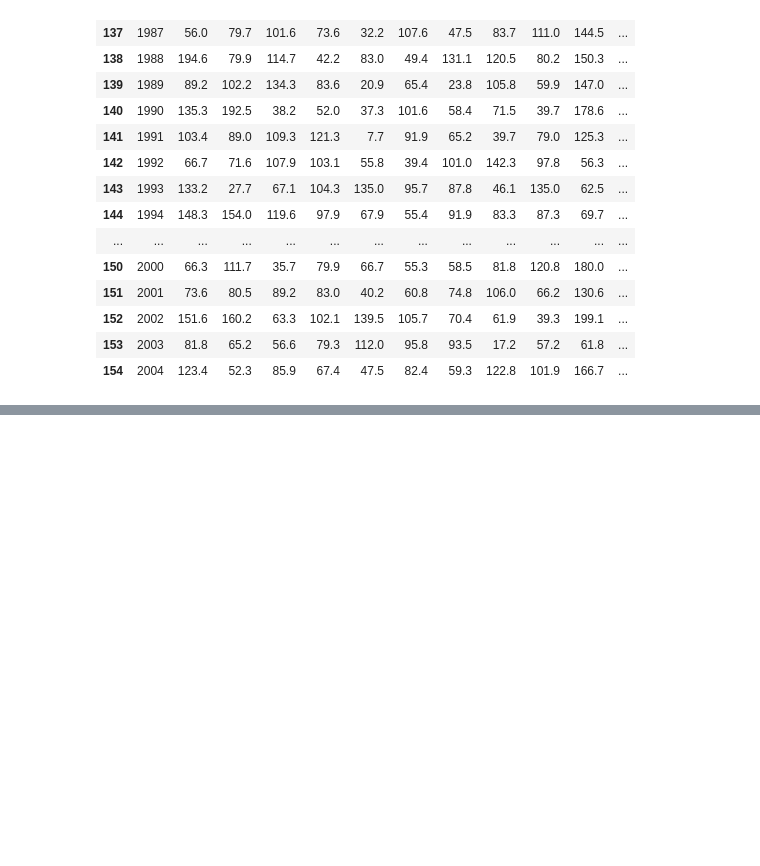
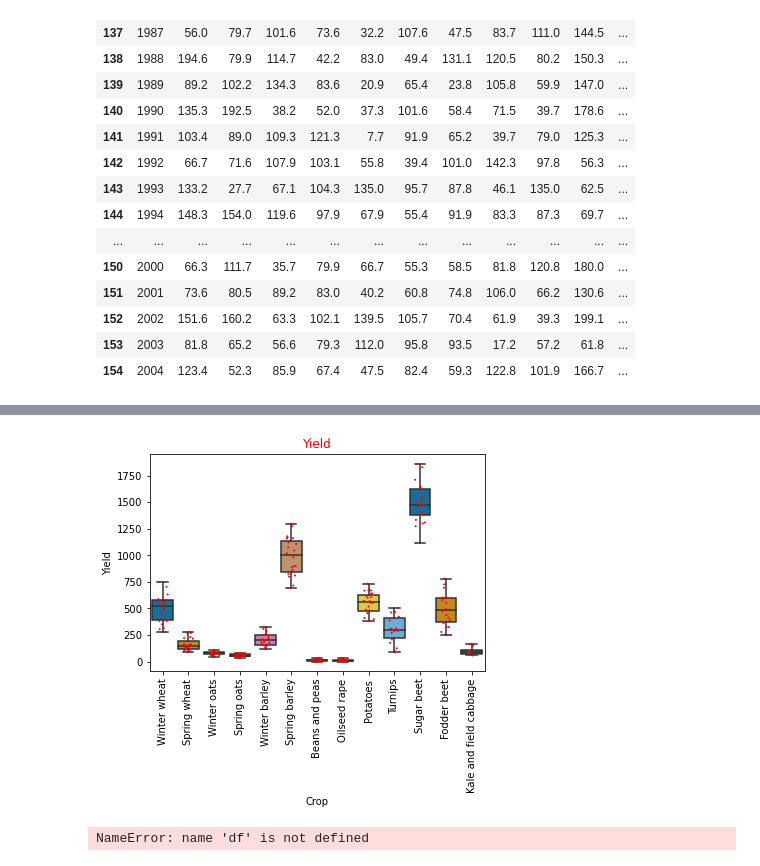
Before and after one commit to Vitalismirnov/CA2_Smirnoff, a Jupyter notebook: CA2_VitalisSmirnovs.ipynb, the cells around one changed output, grey strips where cells are left out. Cells and saved outputs as stored; diff of their text form; code cells hidden in the pictures; blank space fills up the shorter version.

```diff
--- a/CA2_VitalisSmirnovs.ipynb
+++ b/CA2_VitalisSmirnovs.ipynb
@@ -301,3 +591,39 @@ df3.head(20)
+# %%
+ax = fig.add_subplot(422)
+plt.title("Yield", c='red')
+ax = sns.boxplot(y='Yield',  x= 'Crop', data=df3, palette="colorblind")
+ax = sns.stripplot(y='Yield',  x= 'Crop', data=df3, color="red", jitter=0.2, size=2)
+ax.tick_params(axis='x', labelrotation=90)
+# %% [output]
+[figure, added]
+# %%
+
+
+ax = fig.add_subplot(423)
+ax = sns.boxplot(y='total_bill', x= 'size', data=df, palette="colorblind")
+ax = sns.stripplot(y='total_bill',  x= 'size', data=df, color="red", jitter=0.2, size=2.5)
+
+ax = fig.add_subplot(424)
+ax = sns.boxplot(y='tip', x= 'size', data=df, palette="colorblind")
+ax = sns.stripplot(y='tip',  x= 'size', data=df, color="red", jitter=0.2, size=2.5)
+
+ax = fig.add_subplot(425)
+ax = sns.boxplot(y='total_bill', x= 'day', data=df, palette="colorblind")
+ax = sns.stripplot(y='total_bill',  x= 'day', data=df, color="red", jitter=0.2, size=2.5)
+
+ax = fig.add_subplot(426)
+ax = sns.boxplot(y='tip', x= 'day', data=df, palette="colorblind")
+ax = sns.stripplot(y='tip',  x= 'day', data=df, color="red", jitter=0.2, size=2.5)
+
+ax = fig.add_subplot(427)
+ax = sns.boxplot(y='total_bill', x= 'time', data=df, palette="colorblind")
+ax = sns.stripplot(y='total_bill',  x= 'time', data=df, color="red", jitter=0.2, size=2.5)
+
+ax = fig.add_subplot(428)
+ax = sns.boxplot(y='tip', x= 'time', data=df, palette="colorblind")
+ax = sns.stripplot(y='tip',  x= 'time', data=df, color="red", jitter=0.2, size=2.5)
+# %% [output]
+NameError: name 'df' is not defined
 # %%
 corr= np.round(df3.corr(), 2)  # correlation matrix
 print(corr)                   # print correlation matrix on screen
```
Also changed, not shown: parts of 23 cells of this notebook.
